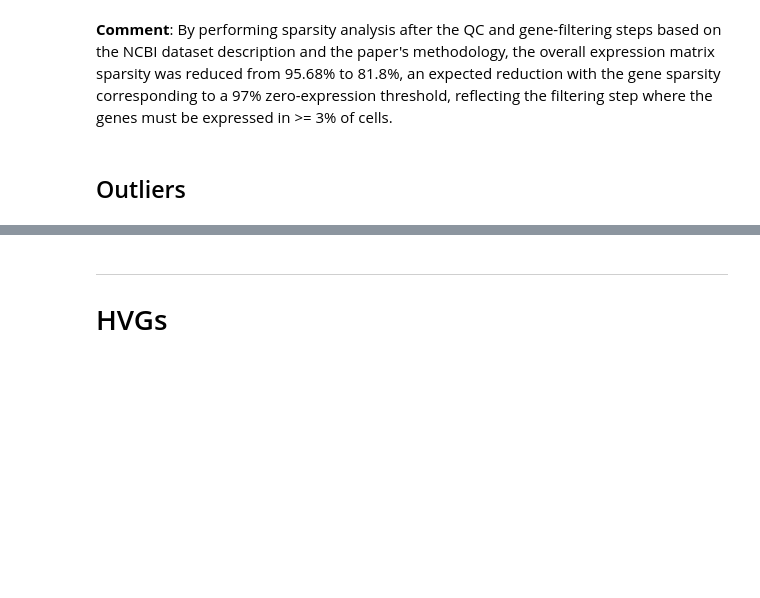
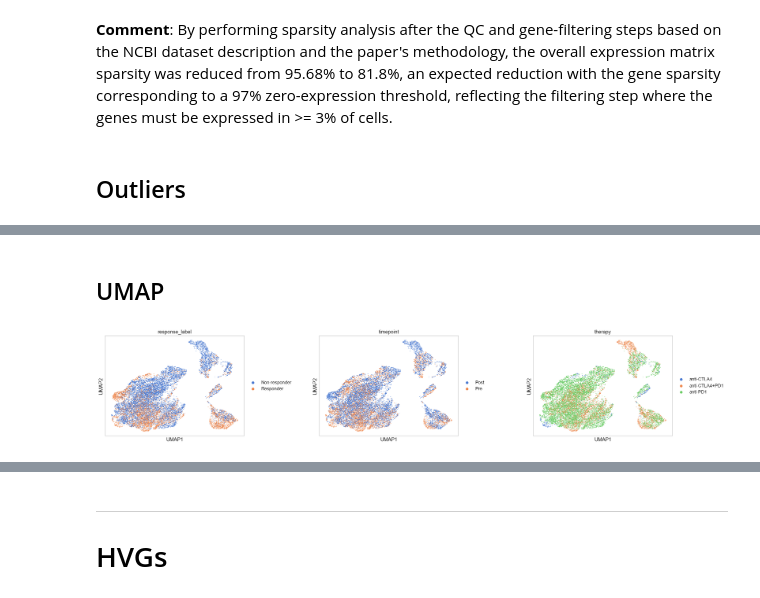
Before and after one commit to georgexrysiko/MLCB-Group-Project-2026, a Jupyter notebook: notebooks/EDA&Preprocessing.ipynb, the cells around one changed output, grey strips where cells are left out. Drawn from its saved outputs; the diff is of its cells as text; code cells hidden in the pictures; blank space fills up the shorter version.

Commit message:
EDA finished + PCA-UMAP

```diff
--- a/notebooks/EDA&Preprocessing.ipynb
+++ b/notebooks/EDA&Preprocessing.ipynb
@@ -844,0 +925,11 @@ Overall expression matrix sparsity: 81.8% of expression entries are zero.
+# %% [markdown]
+## UMAP
+# %%
+sc.pp.neighbors(adata_filtered,n_neighbors= 15,n_pcs=20,random_state=SEED)
+sc.tl.umap(adata_filtered,random_state=SEED)
+sc.pl.umap(adata_filtered,color=["response_label", "timepoint", "therapy"], wspace=0.4,show=False)
+plt.savefig(figures_dir / "umap_all_genes.png", bbox_inches="tight")
+plt.show()
+# Each dot = a cell
+# %% [output]
+[figure, added]
```
Also changed, not shown: parts of 18 cells of this notebook, 9 other files.
